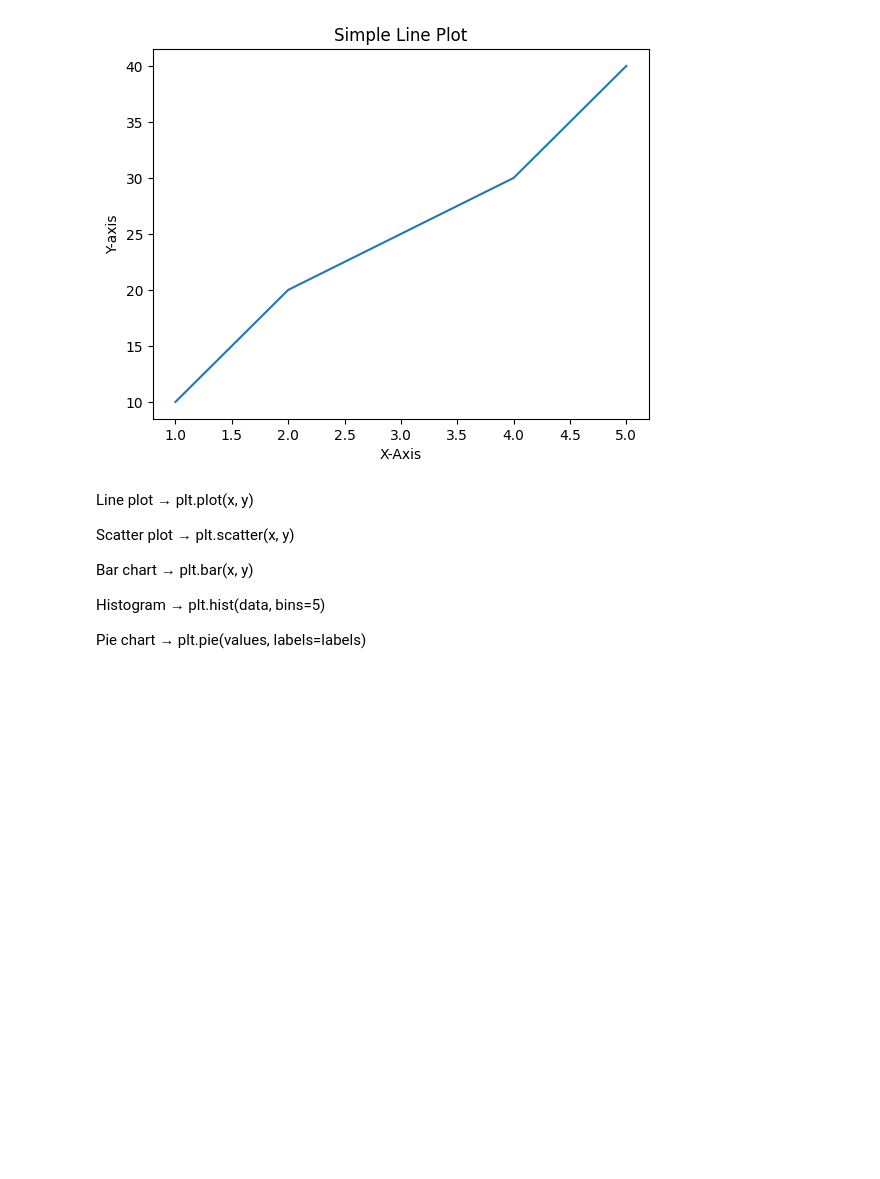
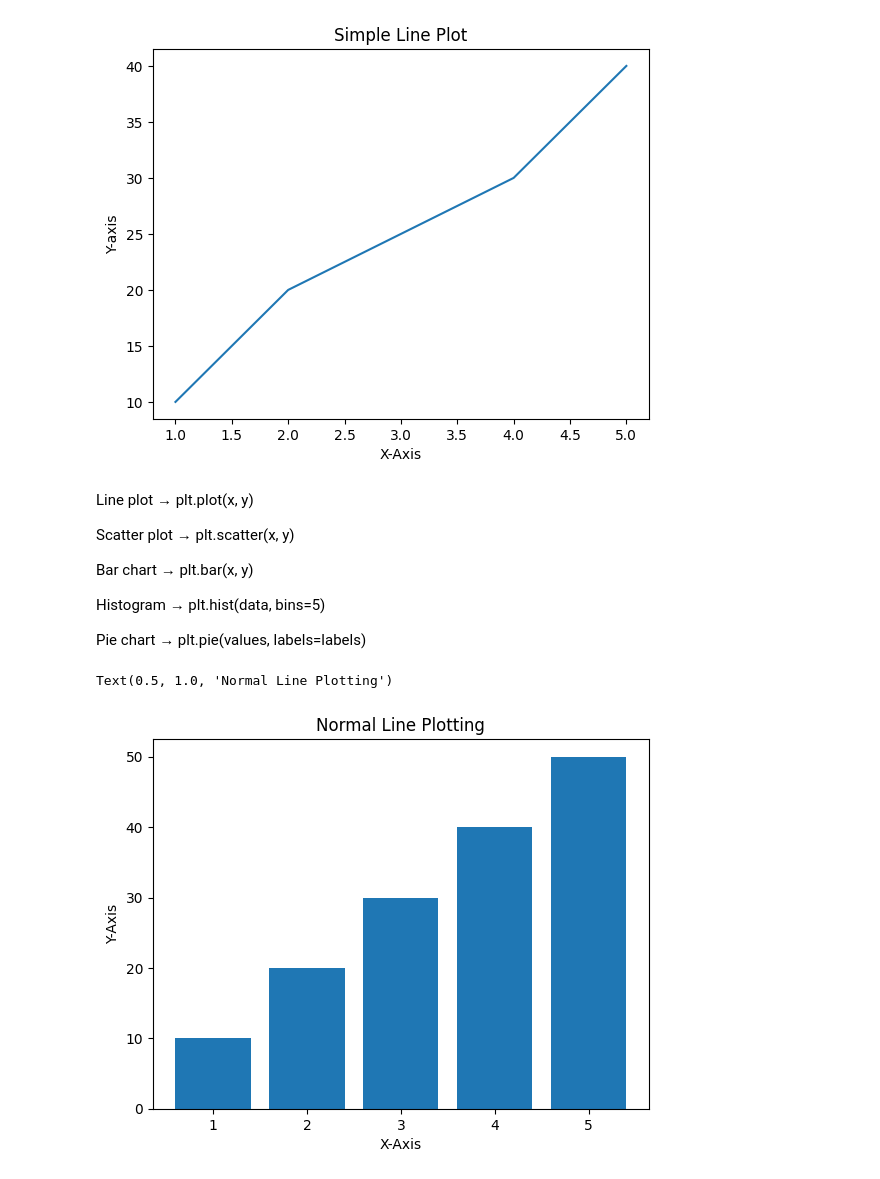
Before and after one commit to sanjib-biswal-git/PYTHON-BASICS_AND_LIBRARIES, a Jupyter notebook: Matplotlib.ipynb, the cells around one changed output. Saved outputs shown, nothing was run; the diff lists cells and outputs as text; code cells hidden in the pictures; blank space fills up the shorter version.

```diff
--- a/Matplotlib.ipynb
+++ b/Matplotlib.ipynb
@@ -35,3 +35,16 @@ Bar chart → plt.bar(x, y)
 Histogram → plt.hist(data, bins=5)
 
 Pie chart → plt.pie(values, labels=labels)
+# %%
+import matplotlib.pyplot as plt
+x=[1,2,3,4,5]
+y=[10,20,30,40,50]
+# plt.plot(x,y)
+plt.bar(x,y)
+plt.xlabel("X-Axis")
+plt.ylabel("Y-Axis")
+plt.title("Normal Line Plotting")
+# plt.show()
+# %% [output]
+Text(0.5, 1.0, 'Normal Line Plotting')
+[figure, added]
```
Also changed, not shown: parts of 19 cells of this notebook.
